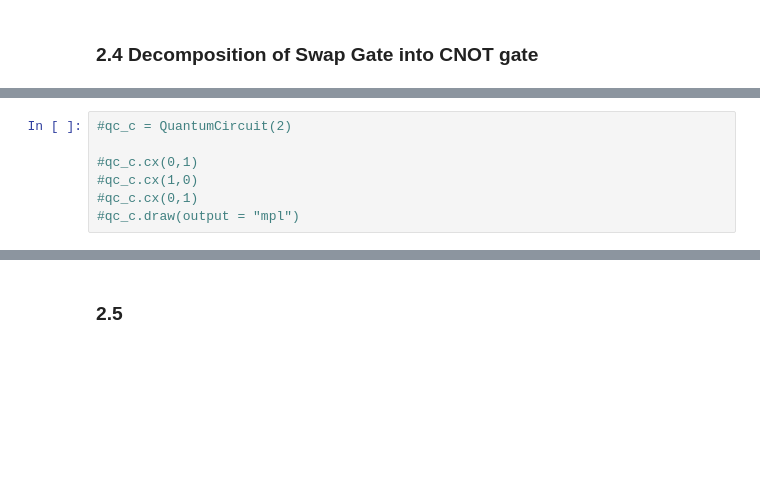
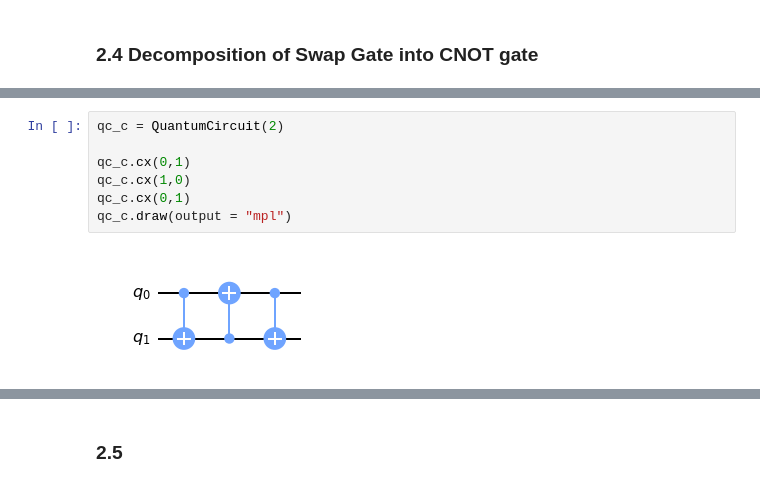
Before and after one commit to nithinaditya/quantum-computation, a Jupyter notebook: Practicals/quantumPracticals.ipynb, the cells around one changed output, grey strips where cells are left out. Cells and saved outputs as stored; diff of their text form; blank space fills up the shorter version.

```diff
--- a/Practicals/quantumPracticals.ipynb
+++ b/Practicals/quantumPracticals.ipynb
@@ -57,8 +79,10 @@ plot_state_city(rho_AB.data, title='Density Matrix')
 # %%
-#qc_c = QuantumCircuit(2)
+qc_c = QuantumCircuit(2)
 
-#qc_c.cx(0,1)
-#qc_c.cx(1,0)
-#qc_c.cx(0,1)
-#qc_c.draw(output = "mpl")
+qc_c.cx(0,1)
+qc_c.cx(1,0)
+qc_c.cx(0,1)
+qc_c.draw(output = "mpl")
+# %% [output]
+[figure, added]
 # %%
```
Also changed, not shown: parts of 8 cells of this notebook, 1 other file.
